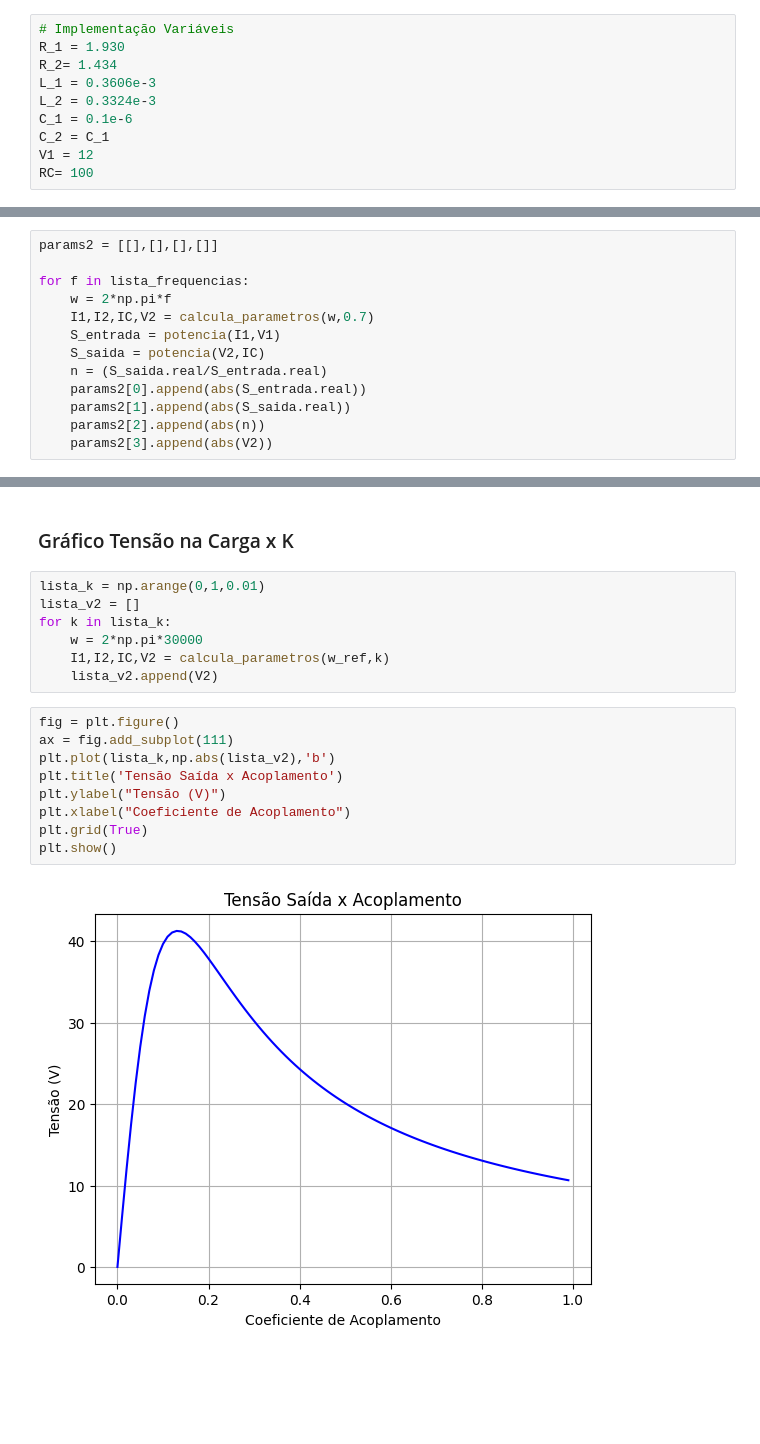
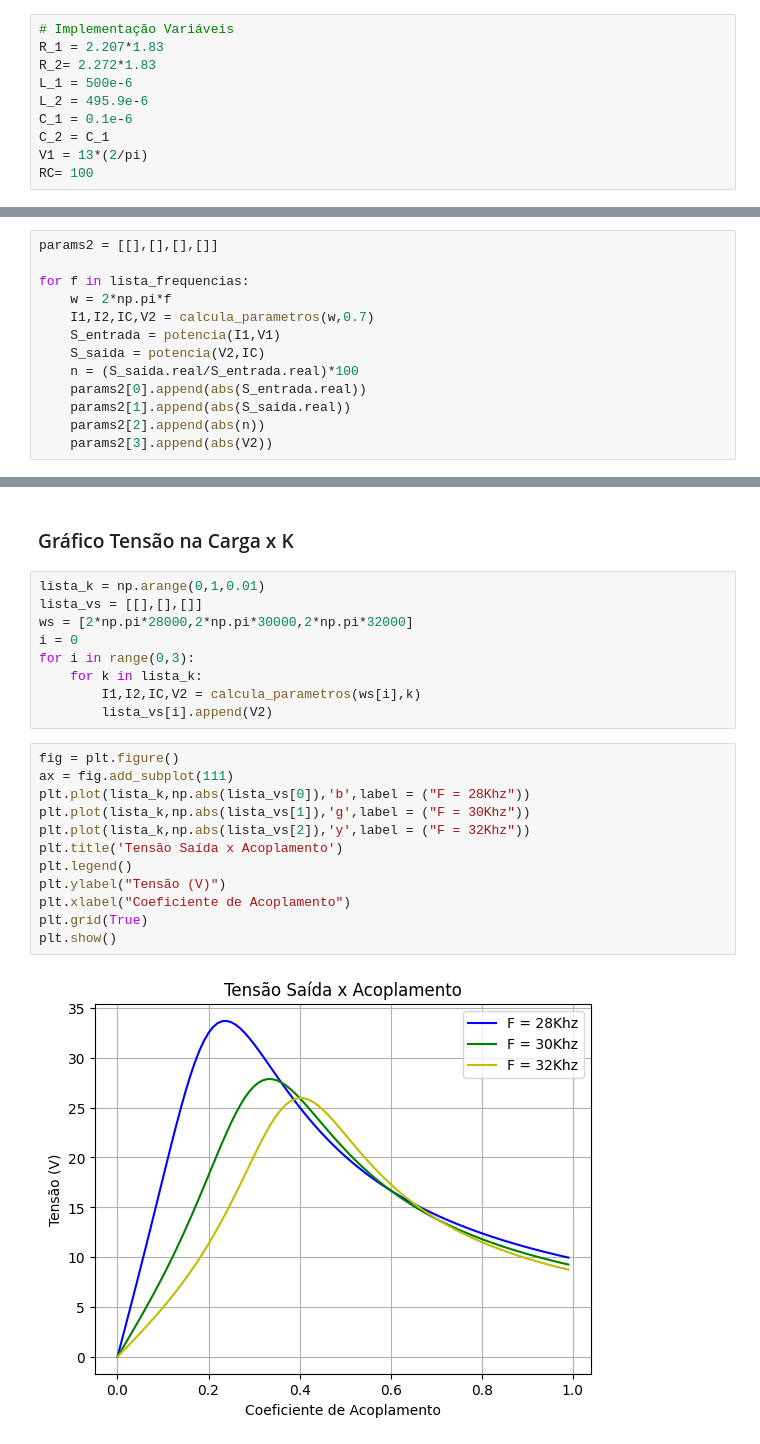
Before and after one commit to PedroPauloMorenoCamargo/Projeto_Eletromag, a Jupyter notebook: Parte_Teorica2.ipynb, the cells around one changed output, grey strips where cells are left out. Drawn from its saved outputs; the diff is of its cells as text; blank space fills up the shorter version.

```diff
--- a/Parte_Teorica2.ipynb
+++ b/Parte_Teorica2.ipynb
@@ -27,13 +27,13 @@ import matplotlib.pyplot as plt
 Variáveis do Sistema:  $R_C= 10\Omega$, $R_1=0,5\Omega$, $R_2=0,5\Omega$, $L_1=300 mH$, $L_2=300 mH$, $C_1 = 1\mu F$, $C_2 = 1\mu F$ e $k=0,5$
 # %%
 # Implementação Variáveis
-R_1 = 1.930
-R_2= 1.434
-L_1 = 0.3606e-3
-L_2 = 0.3324e-3
+R_1 = 2.207*1.83
+R_2= 2.272*1.83
+L_1 = 500e-6
+L_2 = 495.9e-6
 C_1 = 0.1e-6
 C_2 = C_1
-V1 = 12
+V1 = 13*(2/pi)
 RC= 100
 # %%
 w_ref = 1 / sqrt(((L_1)) * C_1)
@@ -103,7 +103,7 @@ for f in lista_frequencias:
     I1,I2,IC,V2 = calcula_parametros(w,0.7)
     S_entrada = potencia(I1,V1)
     S_saida = potencia(V2,IC)
-    n = (S_saida.real/S_entrada.real)
+    n = (S_saida.real/S_entrada.real)*100
     params2[0].append(abs(S_entrada.real))
     params2[1].append(abs(S_saida.real))
     params2[2].append(abs(n))
@@ -136,19 +136,24 @@ plt.show()
 ### Gráfico Tensão na Carga x K
 # %%
 lista_k = np.arange(0,1,0.01)
-lista_v2 = []
-for k in lista_k:
-    w = 2*np.pi*30000
-    I1,I2,IC,V2 = calcula_parametros(w_ref,k)
-    lista_v2.append(V2)
+lista_vs = [[],[],[]]
+ws = [2*np.pi*28000,2*np.pi*30000,2*np.pi*32000]
+i = 0
+for i in range(0,3):
+    for k in lista_k:
+        I1,I2,IC,V2 = calcula_parametros(ws[i],k)
+        lista_vs[i].append(V2)
 # %%
 fig = plt.figure()
 ax = fig.add_subplot(111)
-plt.plot(lista_k,np.abs(lista_v2),'b')
+plt.plot(lista_k,np.abs(lista_vs[0]),'b',label = ("F = 28Khz"))
+plt.plot(lista_k,np.abs(lista_vs[1]),'g',label = ("F = 30Khz"))
+plt.plot(lista_k,np.abs(lista_vs[2]),'y',label = ("F = 32Khz"))
 plt.title('Tensão Saída x Acoplamento')
+plt.legend()
 plt.ylabel("Tensão (V)")
 plt.xlabel("Coeficiente de Acoplamento")
 plt.grid(True)
 plt.show()
 # %% [output]
-[figure, old version]
+[figure, new version]
```
Also changed, not shown: parts of 1 cell of this notebook.
